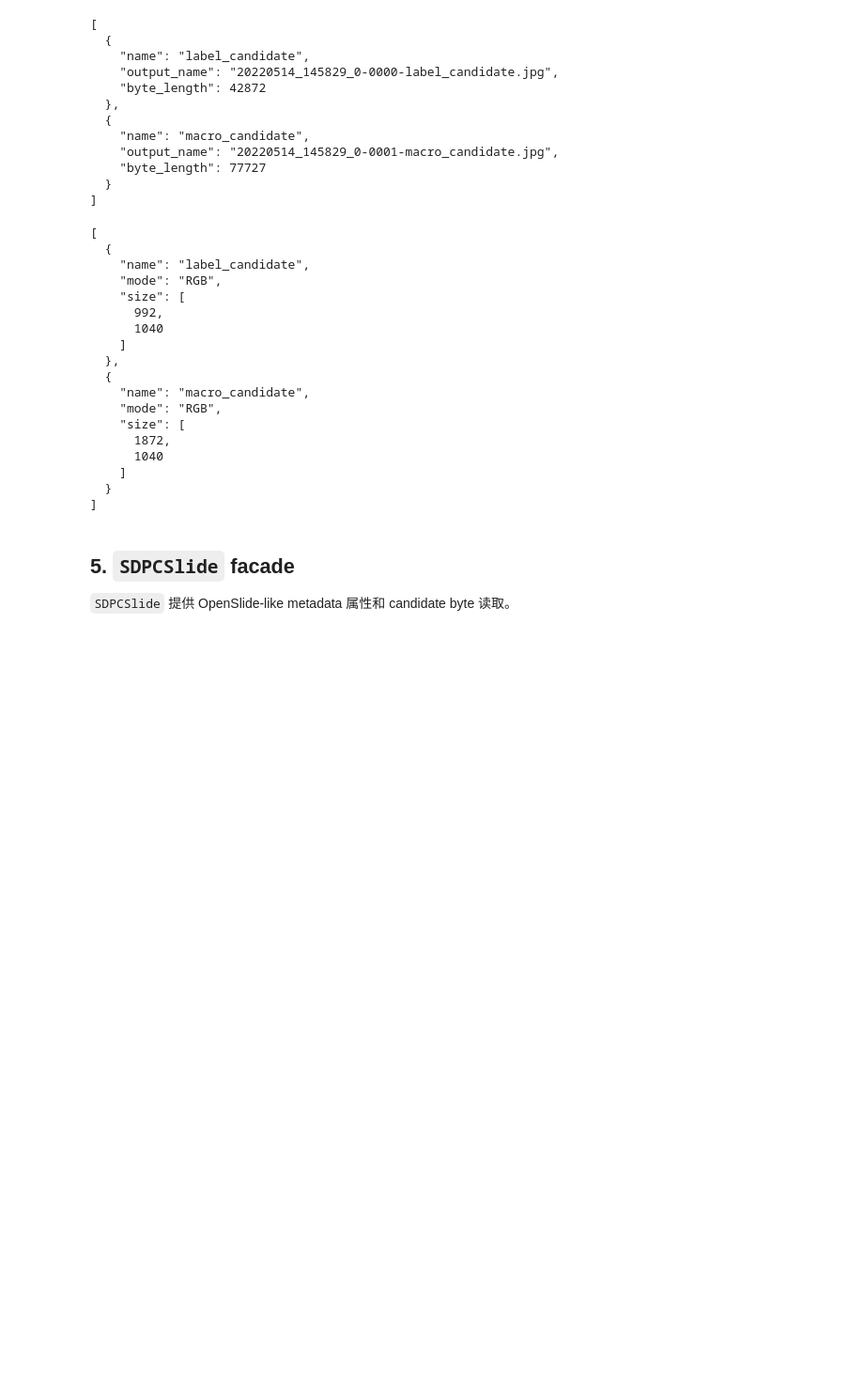
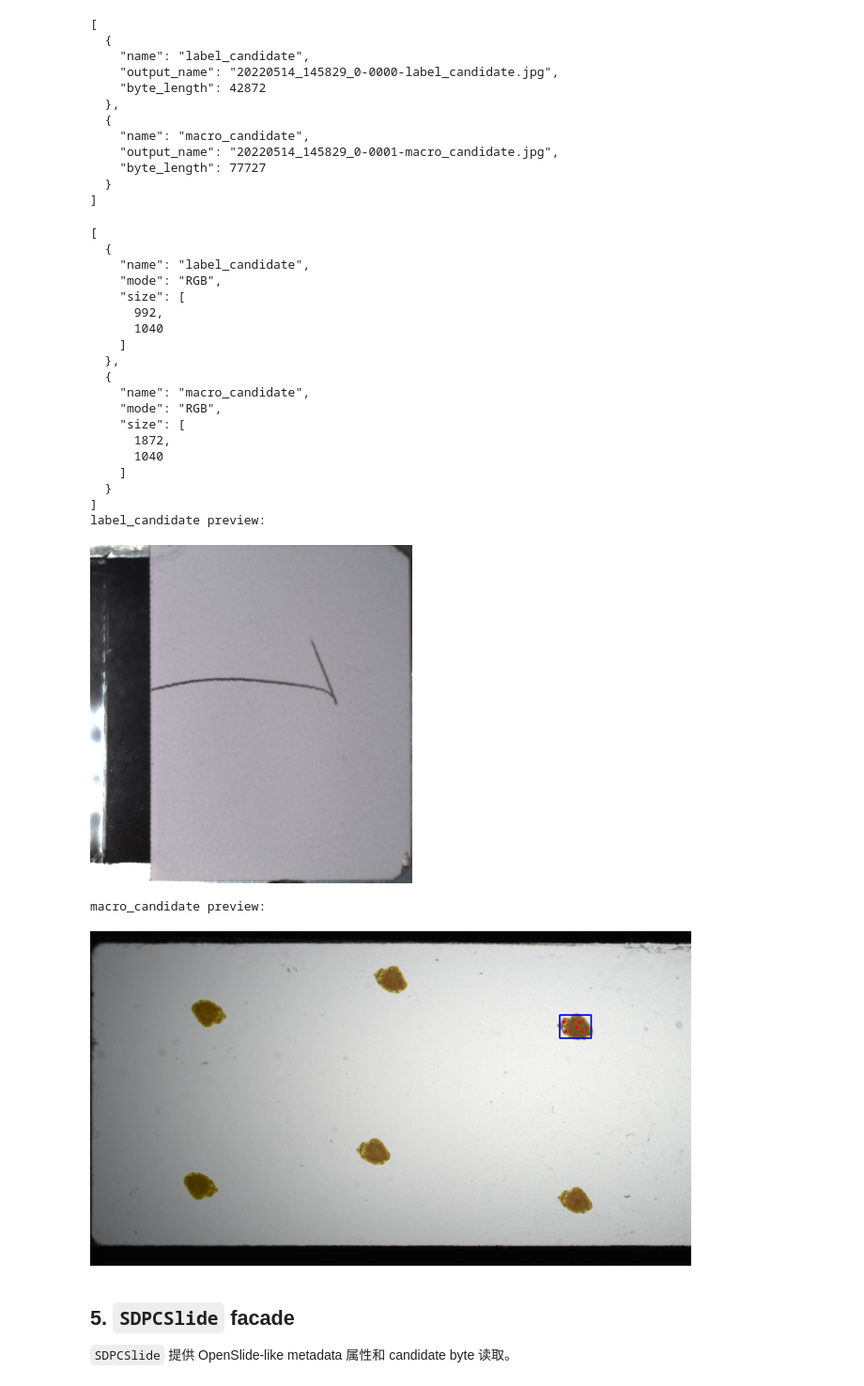
Before and after one commit to SuooL/opensqray, a Jupyter notebook: examples/opensqray_tutorial.ipynb, the cells around one changed output. Shown at 94% size. Saved outputs shown, nothing was run; the diff lists cells and outputs as text; code cells hidden in the pictures; blank space fills up the shorter version.

Commit message:
docs: show real SDPC preview images

```diff
--- a/examples/opensqray_tutorial.ipynb
+++ b/examples/opensqray_tutorial.ipynb
@@ -165,36 +170,51 @@ print(json.dumps(extracted_summary, indent=2, ensure_ascii=False))
 ]
 # %%
 if Image is None:
-    print("Pillow is not installed; skip JPEG decode check.")
+    print("Pillow is not installed; skip JPEG decode and preview display.")
 else:
     decoded = []
+    previews = []
     for item in extracted:
         image = Image.open(item["output_path"])
         decoded.append({
             "name": item["name"],
             "mode": image.mode,
             "size": image.size,
         })
+        preview = image.copy()
+        preview.thumbnail((640, 360))
+        previews.append((item["name"], preview))
+
     print(json.dumps(decoded, indent=2, ensure_ascii=False))
+    if display is None:
+        print(f"IPython display is not available; preview JPEGs are in {associated_dir}.")
+    else:
+        for name, preview in previews:
+            print(f"{name} preview:")
+            display(preview)
 # %% [output]
 [
   {
     "name": "label_candidate",
     "mode": "RGB",
     "size": [
       992,
       1040
     ]
   },
   {
     "name": "macro_candidate",
     "mode": "RGB",
     "size": [
       1872,
       1040
     ]
   }
 ]
+label_candidate preview:
+[figure, added]
+macro_candidate preview:
+[figure, added]
 # %% [markdown]
 ## 5. `SDPCSlide` facade
 
```
Also changed, not shown: parts of 3 cells of this notebook, 5 other files.
